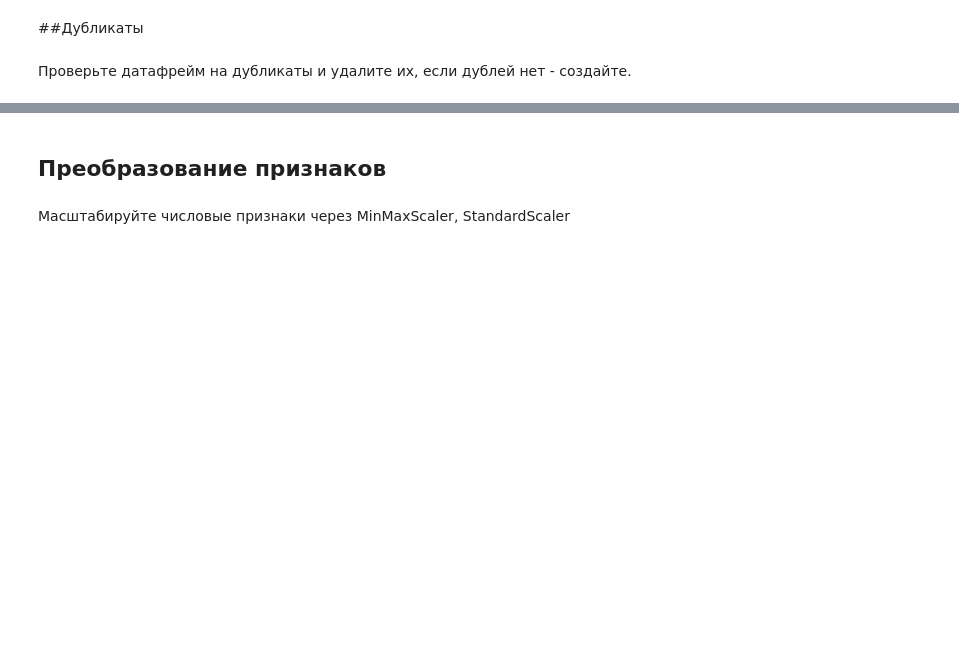
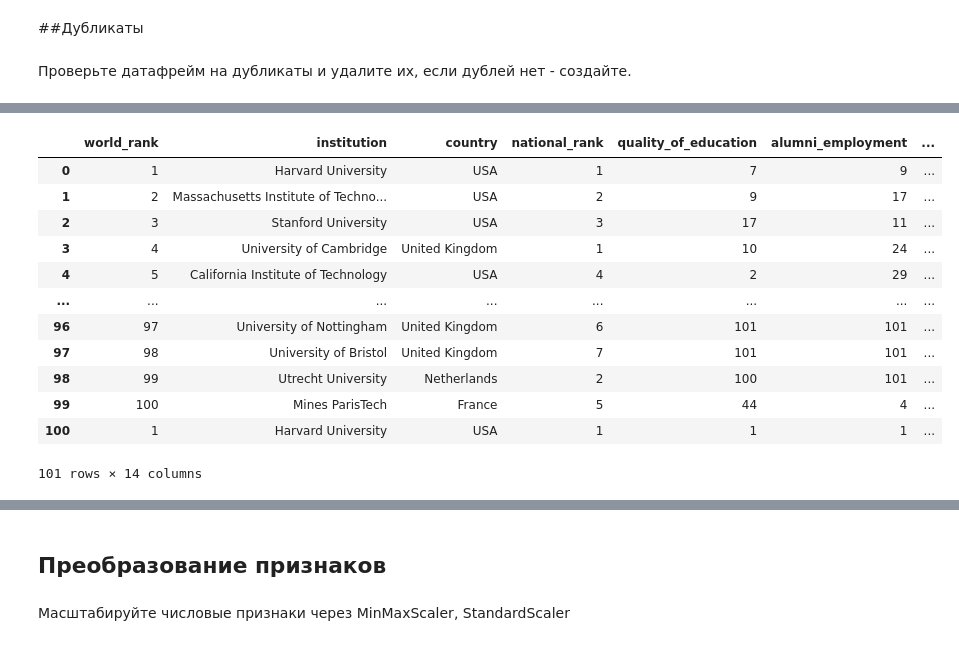
Before and after one commit to shyguuy/lab, a Jupyter notebook: lab3/Задание_3.ipynb, the cells around one changed output, grey strips where cells are left out. Cells and saved outputs as stored; diff of their text form; code cells hidden in the pictures; blank space fills up the shorter version.

```diff
--- a/lab3/Задание_3.ipynb
+++ b/lab3/Задание_3.ipynb
@@ -164,4 +240,20 @@ df_interpolated
 # %%
 #Проверка на дубли
+duplicate_rows = df[df.duplicated()]
+duplicate_rows
+# %% [output]
+|  | world_rank | institution | country | national_rank | quality_of_education | alumni_employment | ... |
+| 0 | 1 | Harvard University | USA | 1 | 7 | 9 | ... |
+| 1 | 2 | Massachusetts Institute of Techno... | USA | 2 | 9 | 17 | ... |
+| 2 | 3 | Stanford University | USA | 3 | 17 | 11 | ... |
+| 3 | 4 | University of Cambridge | United Kingdom | 1 | 10 | 24 | ... |
+| 4 | 5 | California Institute of Technology | USA | 4 | 2 | 29 | ... |
+| ... | ... | ... | ... | ... | ... | ... | ... |
+| 96 | 97 | University of Nottingham | United Kingdom | 6 | 101 | 101 | ... |
+| 97 | 98 | University of Bristol | United Kingdom | 7 | 101 | 101 | ... |
+| 98 | 99 | Utrecht University | Netherlands | 2 | 100 | 101 | ... |
+| 99 | 100 | Mines ParisTech | France | 5 | 44 | 4 | ... |
+| 100 | 1 | Harvard University | USA | 1 | 1 | 1 | ... |
+101 rows × 14 columns
 # %%
 #Удаление дублей
```
Also changed, not shown: parts of 16 cells of this notebook.
